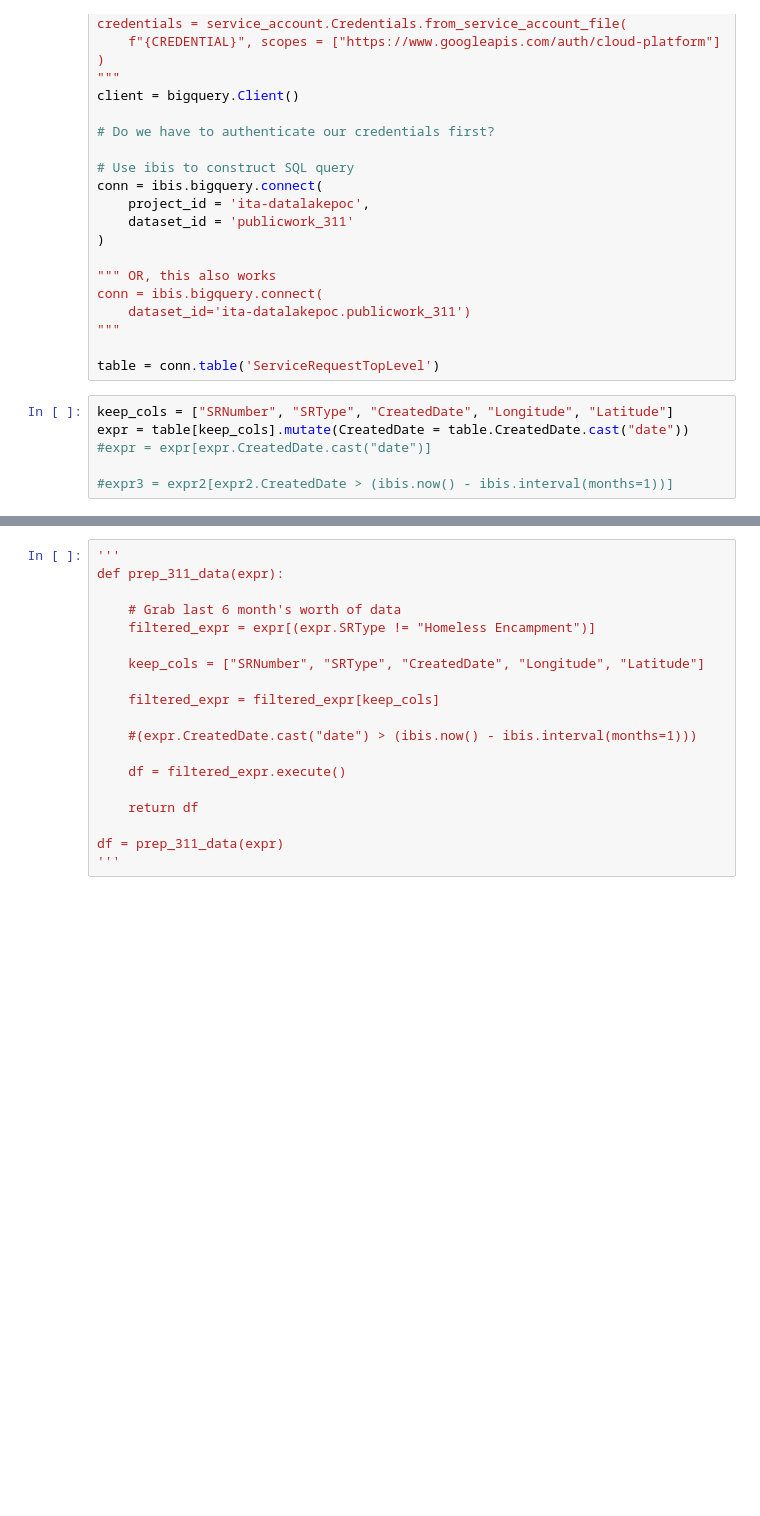
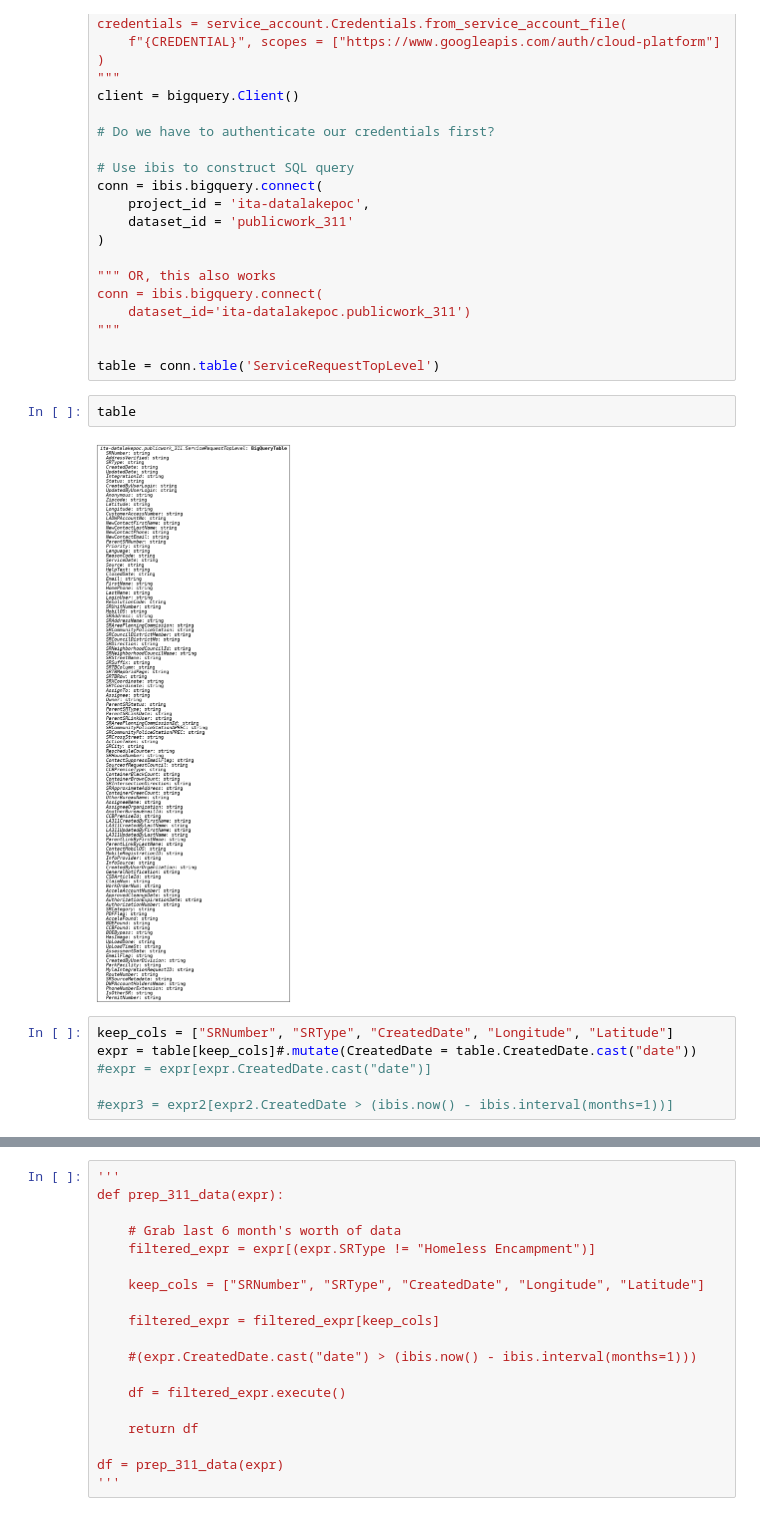
Before and after one commit to CityOfLosAngeles/civis-gcp-transition, a Jupyter notebook: bigquery-credential.ipynb, the cells around one changed output, grey strips where cells are left out. Cells and saved outputs as stored; diff of their text form; blank space fills up the shorter version.

```diff
--- a/bigquery-credential.ipynb
+++ b/bigquery-credential.ipynb
@@ -51,9 +51,13 @@ conn = ibis.bigquery.connect(
 """
 
 table = conn.table('ServiceRequestTopLevel')
+# %%
+table
+# %% [output]
+[figure, added]
 # %%
 keep_cols = ["SRNumber", "SRType", "CreatedDate", "Longitude", "Latitude"]
-expr = table[keep_cols].mutate(CreatedDate = table.CreatedDate.cast("date"))
+expr = table[keep_cols]#.mutate(CreatedDate = table.CreatedDate.cast("date"))
 #expr = expr[expr.CreatedDate.cast("date")]
 
 #expr3 = expr2[expr2.CreatedDate > (ibis.now() - ibis.interval(months=1))]
```
Also changed, not shown: parts of 5 cells of this notebook.
